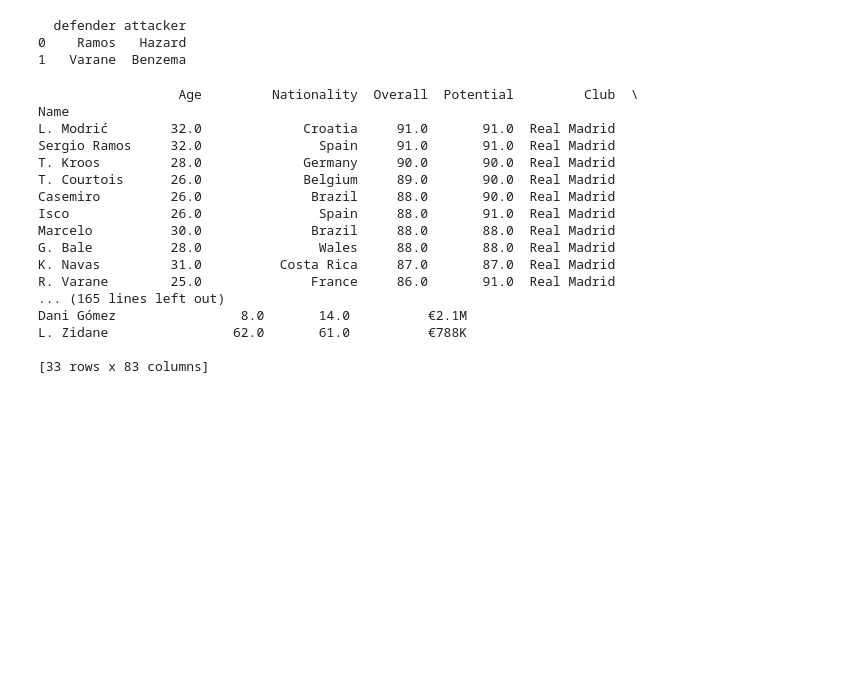
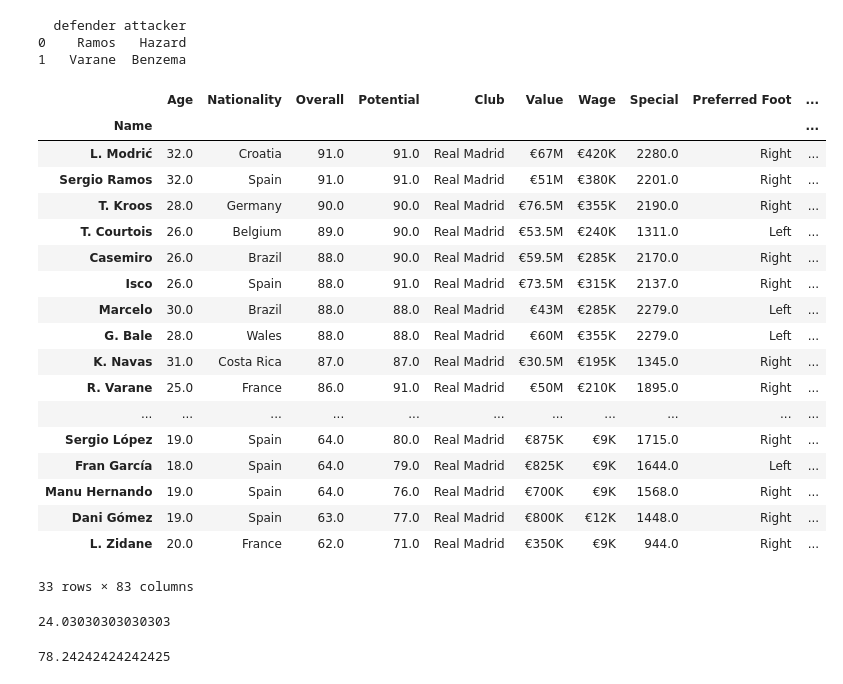
Before and after one commit to vatsal-M/Football_Data, a Jupyter notebook: Real Madrid.ipynb, the cells around one changed output. Drawn from its saved outputs; the diff is of its cells as text; code cells hidden in the pictures; blank space fills up the shorter version.

```diff
--- a/Real Madrid.ipynb
+++ b/Real Madrid.ipynb
@@ -10,26 +10,52 @@ print(Players)
 1   Varane  Benzema
 # %%
 df=pd.read_csv('E:\Pyhton codes\season-1819.csv')
-df2=pd.read_csv('E:\Pyhton codes\data\data.csv')
-Real_Madrid=df2.where(df2['Club']=='Real Madrid').dropna(how='all')
-Real_Madrid.set_index('Name',inplace=True)
-Real_Madrid.drop(['Unnamed: 0','ID','Photo','Flag','Club Logo'],axis=1,inplace=True)
-print(Real_Madrid)
+
+Real_Madrid=pd.read_csv('E:\Pyhton codes\data\data.csv')
+def clean_team_dataframe(Real_Madrid):
+    Real_Madrid=Real_Madrid.where(df2['Club']=='Real Madrid').dropna(how='all')
+    Real_Madrid.set_index('Name',inplace=True)
+    Real_Madrid.drop(['Unnamed: 0','ID','Photo','Flag','Club Logo'],axis=1,inplace=True)
+    return Real_Madrid
+
+clean_team_dataframe(Real_Madrid)
 # %% [output]
+|  | Age | Nationality | Overall | Potential | Club | Value | Wage | Special | Preferred Foot | ... |
+| Name |  |  |  |  |  |  |  |  |  | ... |
+| L. Modrić | 32.0 | Croatia | 91.0 | 91.0 | Real Madrid | €67M | €420K | 2280.0 | Right | ... |
+| Sergio Ramos | 32.0 | Spain | 91.0 | 91.0 | Real Madrid | €51M | €380K | 2201.0 | Right | ... |
+| T. Kroos | 28.0 | Germany | 90.0 | 90.0 | Real Madrid | €76.5M | €355K | 2190.0 | Right | ... |
+| T. Courtois | 26.0 | Belgium | 89.0 | 90.0 | Real Madrid | €53.5M | €240K | 1311.0 | Left | ... |
+| Casemiro | 26.0 | Brazil | 88.0 | 90.0 | Real Madrid | €59.5M | €285K | 2170.0 | Right | ... |
+| Isco | 26.0 | Spain | 88.0 | 91.0 | Real Madrid | €73.5M | €315K | 2137.0 | Right | ... |
+| Marcelo | 30.0 | Brazil | 88.0 | 88.0 | Real Madrid | €43M | €285K | 2279.0 | Left | ... |
+| G. Bale | 28.0 | Wales | 88.0 | 88.0 | Real Madrid | €60M | €355K | 2279.0 | Left | ... |
+| K. Navas | 31.0 | Costa Rica | 87.0 | 87.0 | Real Madrid | €30.5M | €195K | 1345.0 | Right | ... |
+| R. Varane | 25.0 | France | 86.0 | 91.0 | Real Madrid | €50M | €210K | 1895.0 | Right | ... |
+| ... | ... | ... | ... | ... | ... | ... | ... | ... | ... | ... |
+| Sergio López | 19.0 | Spain | 64.0 | 80.0 | Real Madrid | €875K | €9K | 1715.0 | Right | ... |
+| Fran García | 18.0 | Spain | 64.0 | 79.0 | Real Madrid | €825K | €9K | 1644.0 | Left | ... |
+| Manu Hernando | 19.0 | Spain | 64.0 | 76.0 | Real Madrid | €700K | €9K | 1568.0 | Right | ... |
+| Dani Gómez | 19.0 | Spain | 63.0 | 77.0 | Real Madrid | €800K | €12K | 1448.0 | Right | ... |
+| L. Zidane | 20.0 | France | 62.0 | 71.0 | Real Madrid | €350K | €9K | 944.0 | Right | ... |
-                  Age         Nationality  Overall  Potential         Club  \
-Name
-L. Modrić        32.0             Croatia     91.0       91.0  Real Madrid
-Sergio Ramos     32.0               Spain     91.0       91.0  Real Madrid
-T. Kroos         28.0             Germany     90.0       90.0  Real Madrid
-T. Courtois      26.0             Belgium     89.0       90.0  Real Madrid
-Casemiro         26.0              Brazil     88.0       90.0  Real Madrid
-Isco             26.0               Spain     88.0       91.0  Real Madrid
-Marcelo          30.0              Brazil     88.0       88.0  Real Madrid
-G. Bale          28.0               Wales     88.0       88.0  Real Madrid
-K. Navas         31.0          Costa Rica     87.0       87.0  Real Madrid
-R. Varane        25.0              France     86.0       91.0  Real Madrid
-... (165 lines left out)
-Dani Gómez                8.0       14.0          €2.1M
-L. Zidane                62.0       61.0          €788K
-
-[33 rows x 83 columns]
+33 rows × 83 columns
+# %%
+def get_mean_age(Real_Madrid):
+
+    df=clean_team_dataframe(Real_Madrid)
+    mean_age=df['Age'].mean()
+    return mean_age
+
+get_mean_age(Real_Madrid)
+# %% [output]
+24.03030303030303
+# %%
+def get_mean_overall(Real_Madrid):
+
+    df=clean_team_dataframe(Real_Madrid)
+    mean_overall=df['Overall'].mean()
+    return mean_overall
+
+get_mean_overall(Real_Madrid)
+# %% [output]
+78.24242424242425
```
